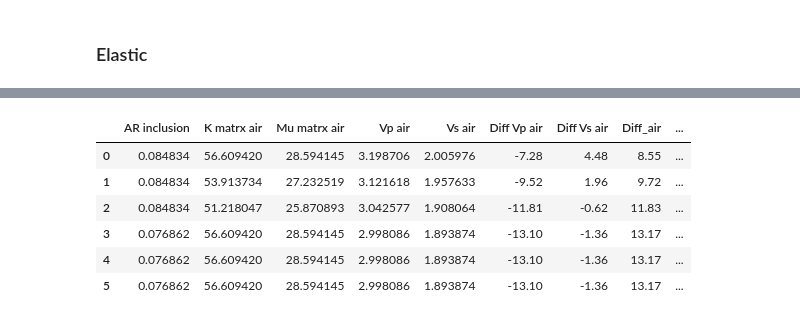
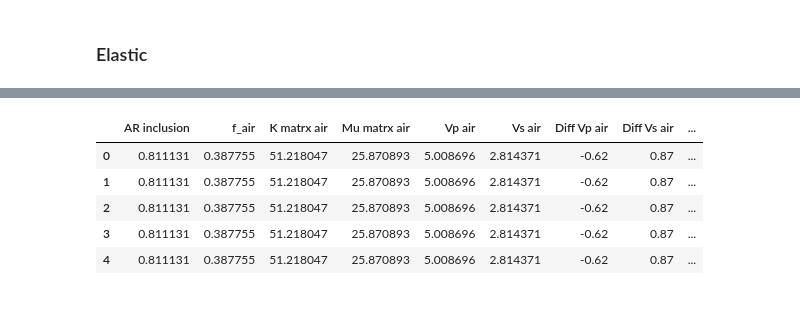
Before and after one commit to MariiaKalinina/Elasticity, a Jupyter notebook: Permeability_from_TC.ipynb, the cells around one changed output, grey strips where cells are left out. Drawn from its saved outputs; the diff is of its cells as text; code cells hidden in the pictures.

```diff
--- a/Permeability_from_TC.ipynb
+++ b/Permeability_from_TC.ipynb
@@ -1535,7 +1544,7 @@ def table_calculation(fluid_list, lam_matrix):
     return globals()[f'result_{fluid}'].shape[0]
 # %%
 # fluid_list = ['air', 'water', 'oil']
-fluid_list = ['air']
+fluid_list = ['oil']
 # fluid_list = ['oil']
 
 lam_air, lam_water, lam_oil = 0.025, 0.6, 0.12
@@ -1717,7 +1726,7 @@ def table_calculation(fluid_list, lam_matrix):
     return globals()[f'result_{fluid}'].shape[0]
 # %%
 # fluid_list = ['6', '60', '180']
-fluid_list = ['180']
+fluid_list = ['60']
 
 lam_6, lam_60, lam_180 = 1.060, 8.42, 18.87
 lam_mtrx_6, lam_mtrx_60, lam_mtrx_180 = 1.82*10**-3, 1.43*10**-2, 4.00*10**-2
@@ -2035,6 +2044,7 @@ for fluid in fluid_list:
     Vs_fluid_list = []
     AR_list = []
     K_mtrx_var, mu_mtrx_var = [], []
+    f_list = []
 
     globals()[f'result_{fluid}'] = pd.DataFrame(data_fluid)
 
@@ -2048,29 +2058,33 @@ for fluid in fluid_list:
                                       globals()[f"Mu_{fluid}_mtrx"],
                                       globals()[f"Mu_{fluid}_mtrx"] + globals()[f"Mu_{fluid}_mtrx"] * 0.05]
 
+    N, n = 100, 50
+    for ar_inclusion in np.logspace(-3, 0, num=N, base=10):
 
-    for ar_inclusion in AR:
+      for f in np.linspace(0, 1, n):
 
-      AR_inclusion = ar_inclusion
-      AR_mtrx = 1.00001
+        AR_inclusion = ar_inclusion
+        AR_mtrx = 1.00001
 
-      for k, mu in zip(globals()[f"K_{fluid}_matix_range"], globals()[f"Mu_{fluid}_matix_range"]):
+        for k, mu in zip(globals()[f"K_{fluid}_matix_range"], globals()[f"Mu_{fluid}_matix_range"]):
 
-        AR_list.append(ar_inclusion)
+          AR_list.append(ar_inclusion)
+          f_list.append(f)
 
-        K_matrix, Mu_matrix = k, mu
-        K_mtrx_var.append(K_matrix)
-        mu_mtrx_var.append(Mu_matrix)
+          K_matrix, Mu_matrix = k, mu
+          K_mtrx_var.append(K_matrix)
+          mu_mtrx_var.append(Mu_matrix)
 
-        K, Mu = main_Berryman_common(AR_mtrx, AR_inclusion, k, mu, globals()[f"K_{fluid}"], globals()[f"Mu_{fluid}"] , porosity)
-        density_mtrx, density_fluid = 2.71, globals()[f"density_{fluid}"]
-        Vp, Vs = modulus2velosity(density_mtrx, density_fluid, porosity, K, Mu)
+          K, Mu = main_Berryman_common(AR_mtrx, AR_inclusion, k, mu, globals()[f"K_{fluid}"], globals()[f"Mu_{fluid}"] , porosity, f)
+          density_mtrx, density_fluid = 2.71, globals()[f"density_{fluid}"]
+          Vp, Vs = modulus2velosity(density_mtrx, density_fluid, porosity, K, Mu)
 
-        Vp_fluid_list.append(Vp)
-        Vs_fluid_list.append(Vs)
+          Vp_fluid_list.append(Vp)
+          Vs_fluid_list.append(Vs)
 
 
     globals()[f'result_{fluid}'][f'AR inclusion'] = AR_list
+    globals()[f'result_{fluid}'][f'f'] = f_list
 
     globals()[f'result_{fluid}'][f'K matrx {fluid}'] = K_mtrx_var
     globals()[f'result_{fluid}'][f'Mu matrx {fluid}'] = mu_mtrx_var
@@ -2126,5 +2140,5 @@ result_water[:10]
 # %%
-calc_error = 15 # достуимая ошибка между эксериментальными и расчетными данными
+calc_error = 5 # достуимая ошибка между эксериментальными и расчетными данными
 # %%
 selected_row_air = result_air[(abs(result_air['Diff Vp air']) <= calc_error ) &\
                              (abs(result_air['Diff Vs air']) <= calc_error)]
@@ -2167,19 +2178,18 @@ selected_row_water
 # %%
 ### Объеденение результатов инверсии для воздуха и воды. Объединяются по столбцу "AR inclusion"
-merged_data = pd.merge(selected_row_air,
+merged_data_elastic = pd.merge(selected_row_air,
                        selected_row_water, on="AR inclusion", suffixes=('_air', '_water'), how='inner')
 
 # merged_data will contain the rows where the "AR inclusion" values are equal in both DataFrames
 
-merged_data['Diff air+water'] = merged_data['Diff_air']*0.3 + merged_data['Diff_water']*0.7
-merged_data.sort_values(by=f'Diff air+water')
+merged_data_elastic['Diff air+water'] = np.sqrt(merged_data_elastic['Diff_air']*0.3 +merged_data_elastic['Diff_water']*0.7)
+merged_data_elastic.sort_values(by=f'Diff air+water')
 
-merged_data
+merged_data_elastic[:5]
 # %% [output]
-|  | AR inclusion | K matrx air | Mu matrx air | Vp air | Vs air | Diff Vp air | Diff Vs air | Diff_air | ... |
-| 0 | 0.084834 | 56.609420 | 28.594145 | 3.198706 | 2.005976 | -7.28 | 4.48 | 8.55 | ... |
-| 1 | 0.084834 | 53.913734 | 27.232519 | 3.121618 | 1.957633 | -9.52 | 1.96 | 9.72 | ... |
-| 2 | 0.084834 | 51.218047 | 25.870893 | 3.042577 | 1.908064 | -11.81 | -0.62 | 11.83 | ... |
-| 3 | 0.076862 | 56.609420 | 28.594145 | 2.998086 | 1.893874 | -13.10 | -1.36 | 13.17 | ... |
-| 4 | 0.076862 | 56.609420 | 28.594145 | 2.998086 | 1.893874 | -13.10 | -1.36 | 13.17 | ... |
-| 5 | 0.076862 | 56.609420 | 28.594145 | 2.998086 | 1.893874 | -13.10 | -1.36 | 13.17 | ... |
+|  | AR inclusion | f_air | K matrx air | Mu matrx air | Vp air | Vs air | Diff Vp air | Diff Vs air | ... |
+| 0 | 0.811131 | 0.387755 | 51.218047 | 25.870893 | 5.008696 | 2.814371 | -0.62 | 0.87 | ... |
+| 1 | 0.811131 | 0.387755 | 51.218047 | 25.870893 | 5.008696 | 2.814371 | -0.62 | 0.87 | ... |
+| 2 | 0.811131 | 0.387755 | 51.218047 | 25.870893 | 5.008696 | 2.814371 | -0.62 | 0.87 | ... |
+| 3 | 0.811131 | 0.387755 | 51.218047 | 25.870893 | 5.008696 | 2.814371 | -0.62 | 0.87 | ... |
+| 4 | 0.811131 | 0.387755 | 51.218047 | 25.870893 | 5.008696 | 2.814371 | -0.62 | 0.87 | ... |
```
Also changed, not shown: parts of 12 cells of this notebook.
